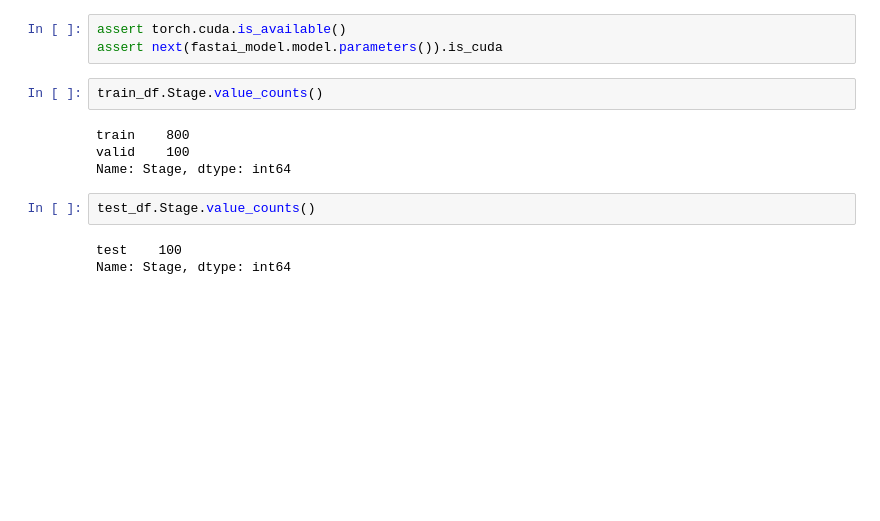
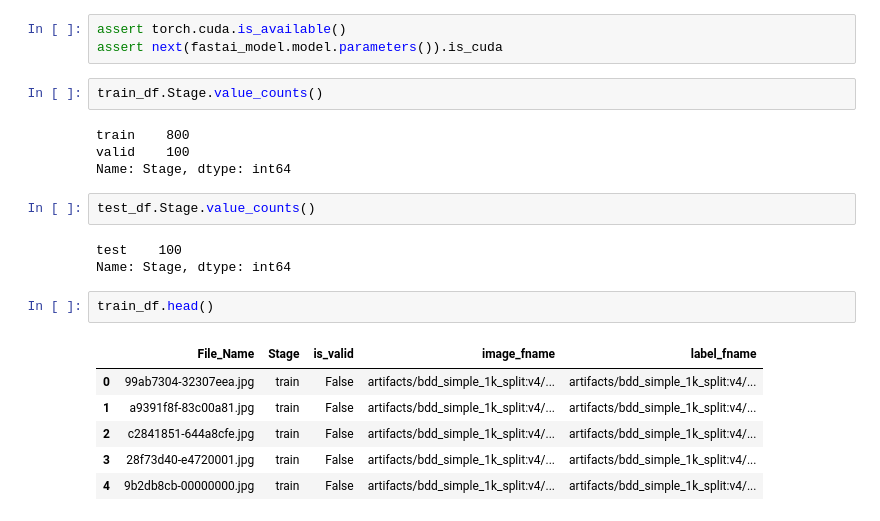
Before and after one commit to hamelsmu/edu, a Jupyter notebook: mlops-001/lesson3/evaluate.ipynb, the cells around one changed output. Cells and saved outputs as stored; diff of their text form; blank space fills up the shorter version.

```diff
--- a/mlops-001/lesson3/evaluate.ipynb
+++ b/mlops-001/lesson3/evaluate.ipynb
@@ -70,6 +73,15 @@ test_df.Stage.value_counts()
 # %% [output]
 test    100
 Name: Stage, dtype: int64
+# %%
+train_df.head()
+# %% [output]
+|  | File_Name | Stage | is_valid | image_fname | label_fname |
+| 0 | 99ab7304-32307eea.jpg | train | False | artifacts/bdd_simple_1k_split:v4/... | artifacts/bdd_simple_1k_split:v4/... |
+| 1 | a9391f8f-83c00a81.jpg | train | False | artifacts/bdd_simple_1k_split:v4/... | artifacts/bdd_simple_1k_split:v4/... |
+| 2 | c2841851-644a8cfe.jpg | train | False | artifacts/bdd_simple_1k_split:v4/... | artifacts/bdd_simple_1k_split:v4/... |
+| 3 | 28f73d40-e4720001.jpg | train | False | artifacts/bdd_simple_1k_split:v4/... | artifacts/bdd_simple_1k_split:v4/... |
+| 4 | 9b2db8cb-00000000.jpg | train | False | artifacts/bdd_simple_1k_split:v4/... | artifacts/bdd_simple_1k_split:v4/... |
 # %%
 #|export
 valid_dls = fastai_model.dls.test_dl(train_df[train_df.Stage == 'valid'], device=torch.device('cuda:0'))
```
Also changed, not shown: parts of 7 cells of this notebook.
